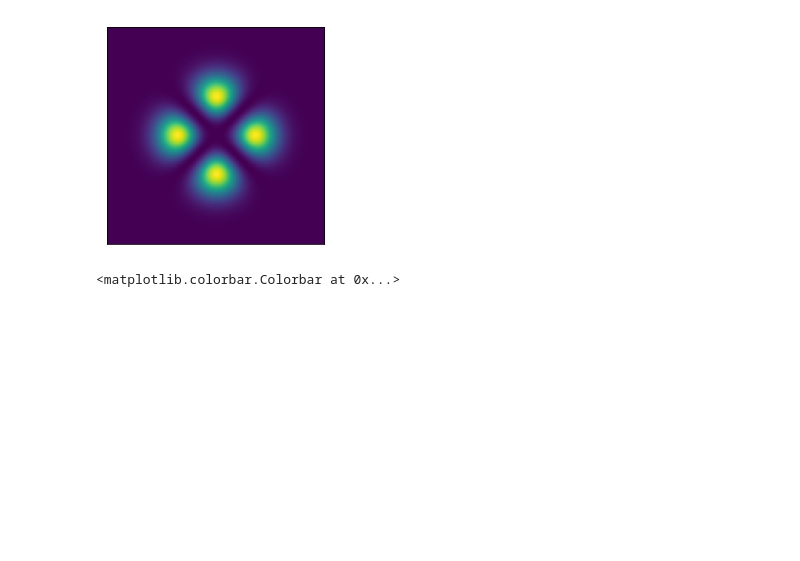
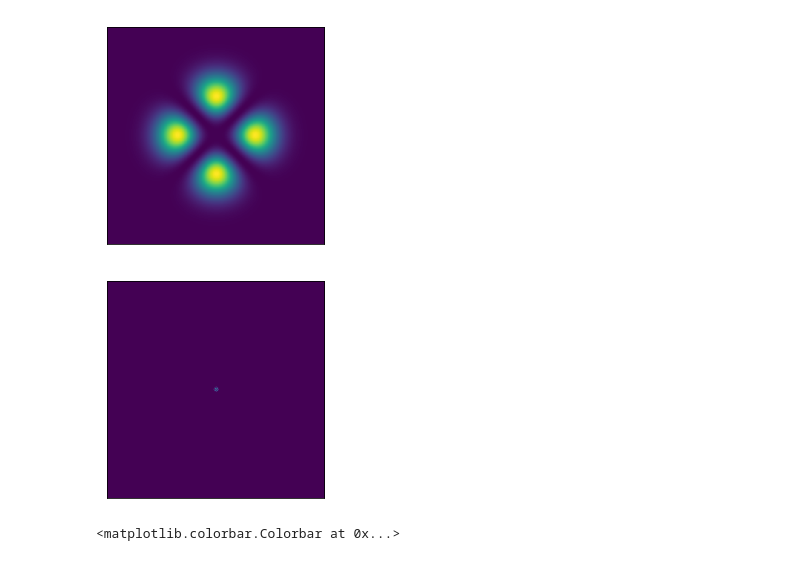
Before and after one commit to Benjamincollins42/TwistedPhotonsDissertation, a Jupyter notebook: fftErrorTests.ipynb, the cells around one changed output. Drawn from its saved outputs; the diff is of its cells as text; code cells hidden in the pictures; blank space fills up the shorter version.

```diff
--- a/fftErrorTests.ipynb
+++ b/fftErrorTests.ipynb
@@ -24,16 +24,24 @@ def gaussianGeneration(A = 1.0, sigmaX = 1.0, sigmaY = 1.0):
             GaussianA[x,y] = A * np.exp( - ( ((x - cen)*Gscale)**2/(2*sigmaX**2) + ((y - cen)*Gscale)**2/(2*sigmaY**2) ) )
     return GaussianA
 
+def gaussianGenerationB(A = 1.0, a = N**2/32.0):
+    """Generates a 2D gaussian array centred on the centre coords"""
+    GaussianB = np.zeros((N,N))
+    for x in range(0,N):
+        for y in range(0,N):
+            GaussianB[x,y] = A * np.exp( - ( (x - cen)**2 + (y - cen)**2)/a )
+    return GaussianB
+
 
 def fourierT(inputA, theta = np.zeros((N,N))):
-    return np.fft.fft2(inputA)
+    return np.fft.fft2(np.fft.fftshift((inputA)))
 
 
 def thereAndBack(inputA):
-    return np.fft.ifft2(np.fft.fft2(inputA))
+    return np.fft.ifftshift(np.fft.ifft2(np.fft.fft2(np.fft.fftshift(inputA))))
 
 
-G = gaussianGeneration( 1, 1, 1)
+G = gaussianGenerationB()
 #Graph Plotting
 plot = (np.real(thereAndBack(G))-G)/G
 plt.figure()
@@ -102,6 +129,14 @@ im.axes.get_xaxis().set_visible(False)
 im.axes.get_yaxis().set_visible(False)
 # %% [output]
 [figure]
+# %%
+
+plt.figure()
+im = plt.imshow( np.fft.ifftshift(np.abs(fourierT(IntensityA))), cmap = cm.viridis)
+im.axes.get_xaxis().set_visible(False)
+im.axes.get_yaxis().set_visible(False)
+# %% [output]
+[figure, added]
 # %%
 lG = np.zeros((N,N))
 for i in range(0,N):
```
Also changed, not shown: parts of 6 cells of this notebook, 4 other files.
